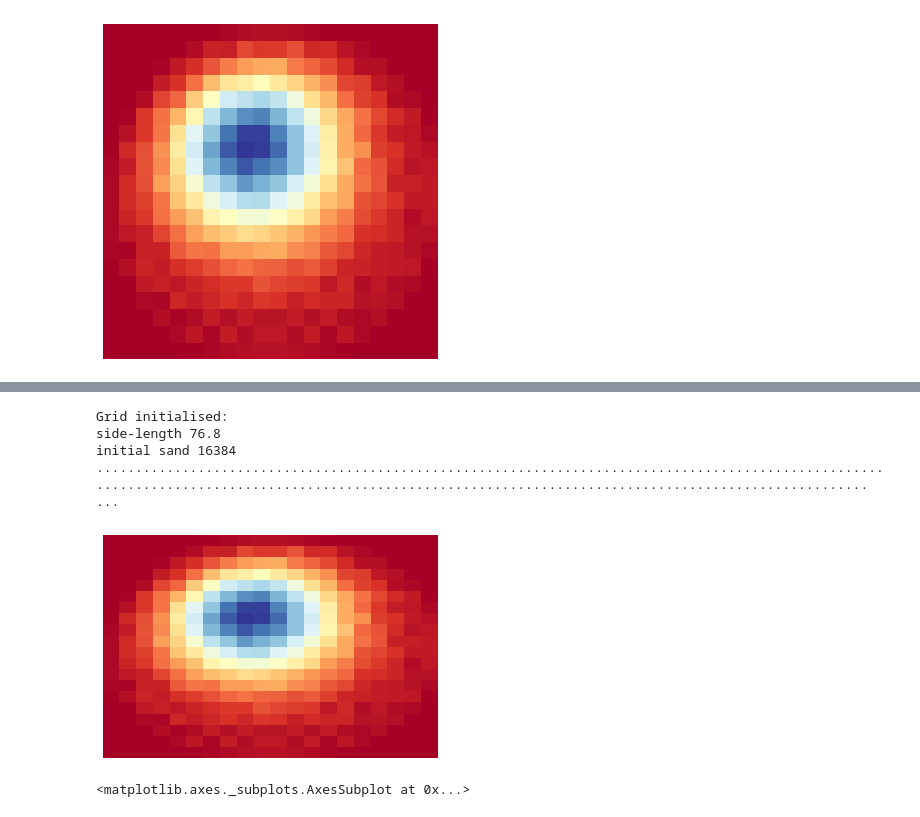
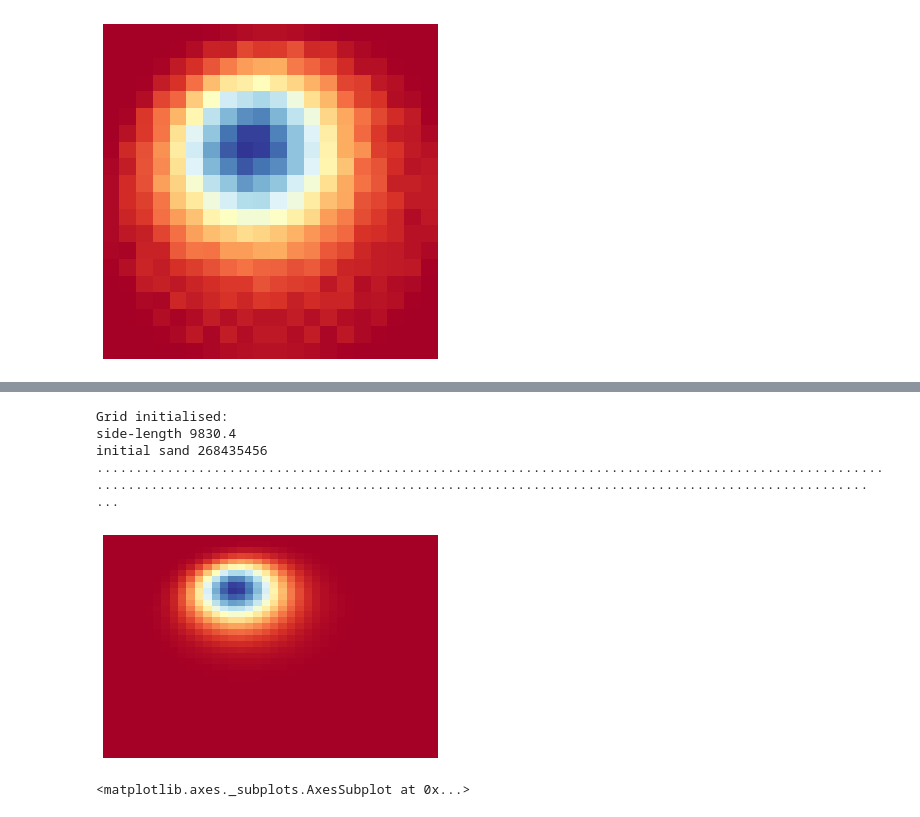
Before and after one commit to sminez/recreational_mathematics, a Jupyter notebook: Sandpiles/Sandpiles.ipynb, the cells around one changed output, grey strips where cells are left out. Saved outputs shown, nothing was run; the diff lists cells and outputs as text; code cells hidden in the pictures.

Commit message:
more animations

```diff
--- a/Sandpiles/Sandpiles.ipynb
+++ b/Sandpiles/Sandpiles.ipynb
@@ -182,33 +182,32 @@ sns.heatmap(g, cbar=False, xticklabels=False, yticklabels=False, cmap="RdYlBu")
 # %%
 from matplotlib import pyplot as plt
 from matplotlib import animation
 
 fig = plt.figure()
-#ax = plt.axes()
 
-s = SandHeap(14, 'o+')
+s = SandHeap(28, 'o+')
 g = s.ntopple(10, True)
 ax = sns.heatmap(g, cbar=False, xticklabels=False, yticklabels=False, cmap="RdYlBu")
 
 def init():
     ax = sns.heatmap(g, cbar=False, xticklabels=False, yticklabels=False, cmap="RdYlBu")
     return ax,
 
 def animate(i, ax, fig):
     ax.cla()
     g = s.ntopple(10, True)
     ax = sns.heatmap(g, cbar=False, xticklabels=False, yticklabels=False, cmap="RdYlBu", ax=ax)
     return ax,
 
-anim = animation.FuncAnimation(fig, animate, init_func=init, frames=40, interval=100, fargs=(ax,fig))
-anim.save('2_14_o+.mp4', writer='ffmpeg',bitrate=2000)
+anim = animation.FuncAnimation(fig, animate, init_func=init, frames=200, interval=100, fargs=(ax,fig))
+anim.save('2_28_o+_long.mp4', writer='ffmpeg',bitrate=2000)
 plt.show()
 # %% [output]
 Grid initialised:
-side-length 76.8
-initial sand 16384
+side-length 9830.4
+initial sand 268435456
 ........................................................................................................................................................................................................ ...
-[figure, old version]
+[figure, new version]
 # %%
 plt.figure(figsize=(18, 18))
 sns.heatmap(s.grid, cbar=False, xticklabels=False, yticklabels=False, cmap="RdYlBu")
```
Also changed, not shown: parts of 1 cell of this notebook, 5 other files.
